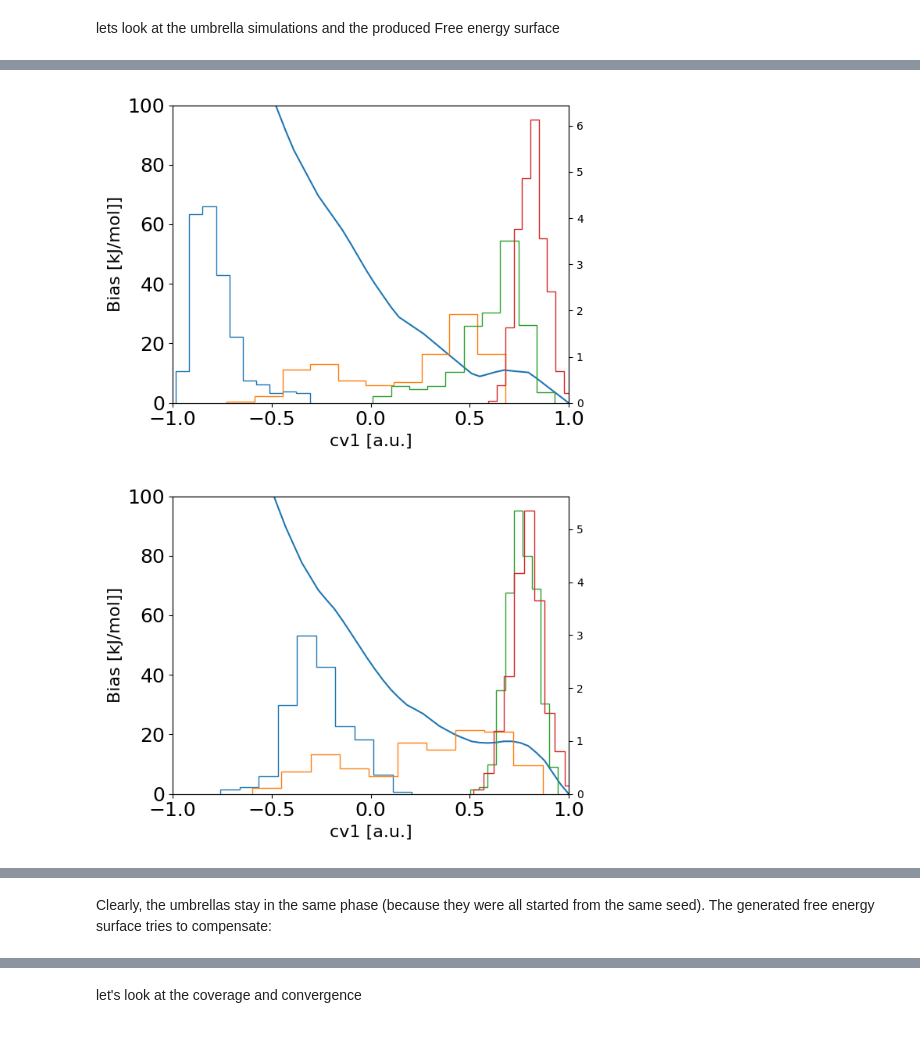
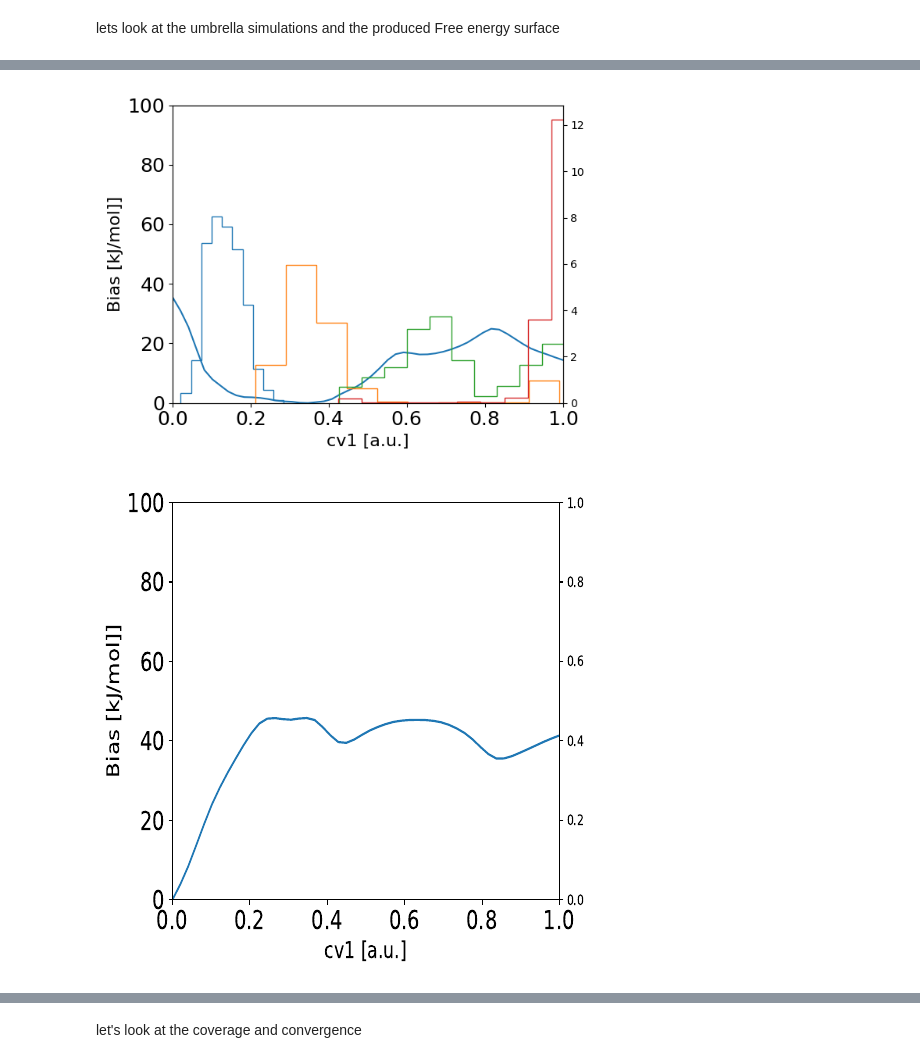
Before and after one commit to DavidDevoogdt/IMLCV, a Jupyter notebook: notebooks/alanine_dipeptide_LDA.ipynb, the cells around one changed output, grey strips where cells are left out. Saved outputs shown, nothing was run; the diff lists cells and outputs as text; code cells hidden in the pictures.

```diff
--- a/notebooks/alanine_dipeptide_LDA.ipynb
+++ b/notebooks/alanine_dipeptide_LDA.ipynb
@@ -30,11 +31,11 @@ from IMLCV.base.bias import NoneBias
 
 from pathlib import Path
 
-folder = Path("alanine_dipeptide_LDA")
+folder = Path("alanine_dipeptide_LDA_2")
 
 if not folder.exists():
 
-    lda_steps = 1e4
+    lda_steps = 1e3
 
     mde = alanine_dipeptide_yaff()
     refs = alanine_dipeptide_refs()
@@ -121,5 +122,6 @@ from IPython.display import IFrame
 from IPython.display import Image,display
 from pdf2image import convert_from_path
 # %%
-display(  *[Image(   folder/"cv_1"/f"round_{i}"/"combined.png" , width=500  ) for i in range(1,5)]   )
+display(  *[Image(   folder/"cv_1"/f"round_{i}"/"combined.png" , width=500  ) for i in range(1,4)]   )
+display(  *[ convert_from_path(folder/"cv_1"/f"FES_bias_{i}_inverted_rbf.pdf"  , size=(500,500) , dpi=200  )[0]  for i in range(1,4) ]   )
 # %% [output]
@@ -128,2 +130,2 @@ display(  *[Image(   folder/"cv_1"/f"round_{i}"/"combined.png" , width=500  ) fo
-[figure, old version]
+[figure, new version]
-[figure, old version]
+[figure, new version]
@@ -130,2 +133,0 @@ display(  *[Image(   folder/"cv_1"/f"round_{i}"/"combined.png" , width=500  ) fo
-# %% [markdown]
-Clearly, the umbrellas stay in the same phase (because they were all started from the same seed). The generated free energy surface tries to compensate:
```
Also changed, not shown: parts of 46 cells of this notebook, 11 other files.
